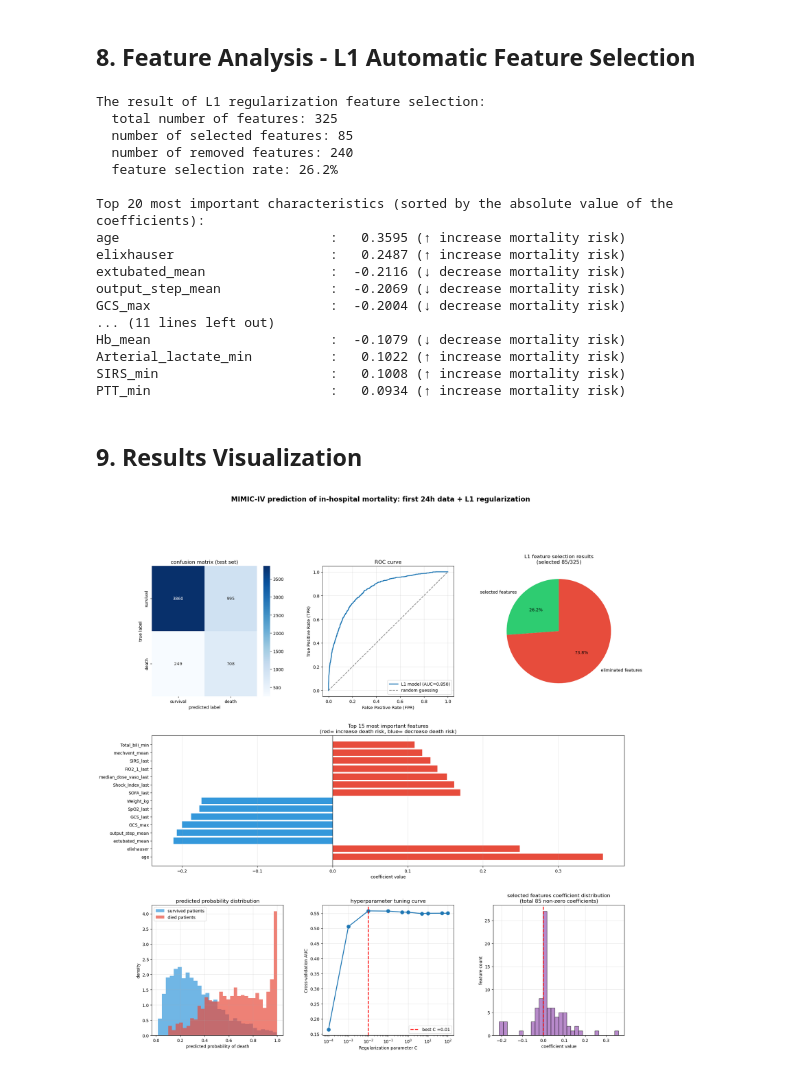
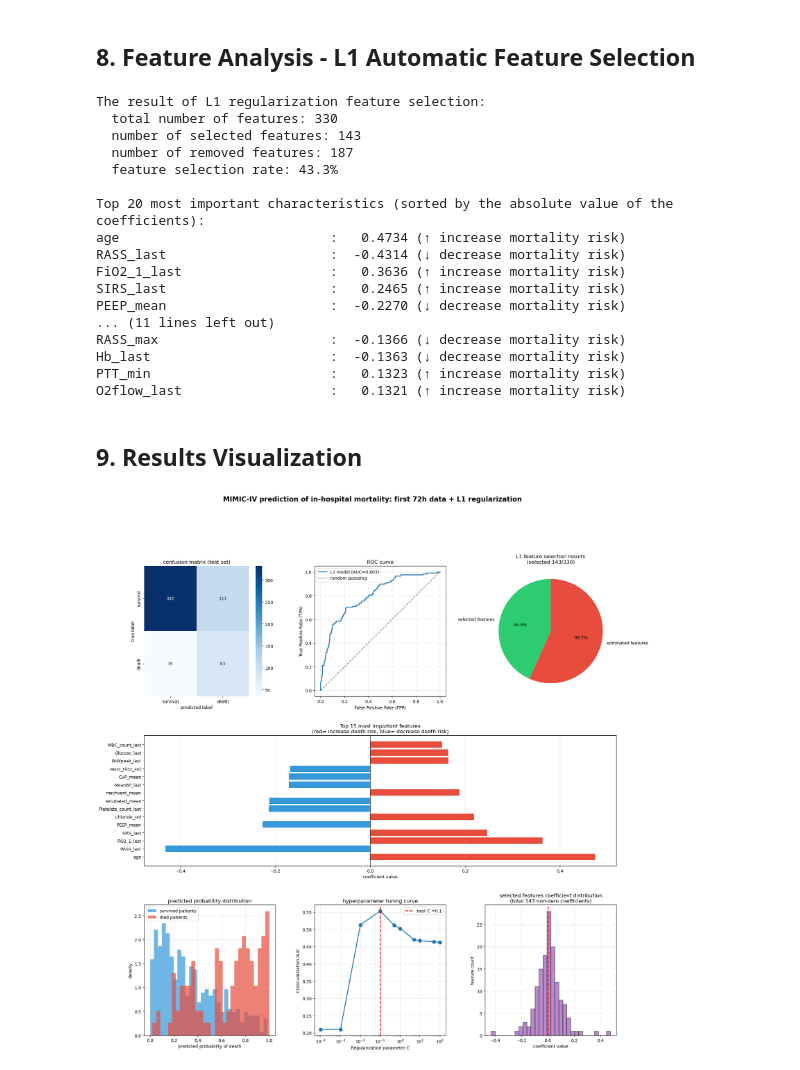
Before and after one commit to WeixinWilliamWang/CS526_Group_1, a Jupyter notebook: mortality_predict/models/logistic_mortality_analysis.ipynb, the cells around one changed output. Saved outputs shown, nothing was run; the diff lists cells and outputs as text; code cells hidden in the pictures.

Commit message:
trained model-MICE imputation; different time window

```diff
--- a/mortality_predict/models/logistic_mortality_analysis.ipynb
+++ b/mortality_predict/models/logistic_mortality_analysis.ipynb
@@ -15,5 +16,6 @@ warnings.filterwarnings('ignore')
 # %%
-df_agg = pd.read_csv('../../data/mimic_dataset_24h_aggregated.csv')
+TIME_WINDOW_IN_HOUR = 72
+df_agg = pd.read_csv(f'../../data/mimic_dataset_{TIME_WINDOW_IN_HOUR}h_aggregated.csv')
 # %% [markdown]
 ## 2. Define X and y
 # %%
@@ -74,5 +78,5 @@ Length: 325, dtype: float64
 # %%
-imputer = SimpleImputer(strategy='median')
+imputer = IterativeImputer(max_iter=10, random_state=42)
 
 X_train_imputed = imputer.fit_transform(X_train)
 X_test_imputed = imputer.transform(X_test)
@@ -249,3 +253,31 @@ Confusion matrix (test set)
+# %%
+with open(f'../results/{TIME_WINDOW_IN_HOUR}h_logistic_regression_l1_result.txt', 'w') as f:
+    f.write(f'Sample size: {X.shape[0]}\n')
+    f.write(f'\nBest model: {best_model}\n')
+    # f.write(f'\nAll the cross-validation results of the C values:\n')
+    # for c_val, mean_score, std_score in zip(
+    #     results_df['param_C'],
+    #     results_df['mean_test_score'],
+    #     results_df['std_test_score']
+    # ):
+    #     f.write(f"  C={c_val:8.4f}: AUCPRC={mean_score:.4f} (±{std_score:.4f})\n")
+
+    f.write("\nTraining set performance:\n")
+    f.write(f"    - Accuracy rate: {best_model.score(X_train_scaled, y_train):.4f}\n")
+    f.write(f"    - AUROC: {roc_auc_score(y_train, y_train_proba):.4f}\n")
+    f.write(f"    - AUPRC: {average_precision_score(y_train, y_train_proba):.4f}\n")
+
+    f.write("\nTesting set performance:\n")
+    f.write(f"    - Accuracy rate: {best_model.score(X_test_scaled, y_test):.4f}\n")
+    f.write(f"    - AUC: {roc_auc_score(y_test, y_test_proba):.4f}\n")
+    f.write(f"    - AUPRC: {average_precision_score(y_test, y_test_proba):.4f}\n")
+
+    f.write("\nClassification Report (Test Set):\n")
+    f.write(classification_report(y_test, y_test_pred,
+                          target_names=['survival', 'death']))
+
+    f.write("\nConfusion matrix (test set):\n")
+    f.write(np.array2string(cm))
 # %% [markdown]
 ## 8. Feature Analysis - L1 Automatic Feature Selection
 # %%
@@ -279,24 +311,24 @@ for i, row in selected_features_sorted.head(20).iterrows():
     print(f"{row['feature']:30s}: {row['coefficient']:8.4f} ({direction} mortality risk)")
 # %% [output]
 The result of L1 regularization feature selection:
-  total number of features: 325
-  number of selected features: 85
-  number of removed features: 240
-  feature selection rate: 26.2%
+  total number of features: 330
+  number of selected features: 143
+  number of removed features: 187
+  feature selection rate: 43.3%
 
 Top 20 most important characteristics (sorted by the absolute value of the coefficients):
-age                           :   0.3595 (↑ increase mortality risk)
-elixhauser                    :   0.2487 (↑ increase mortality risk)
-extubated_mean                :  -0.2116 (↓ decrease mortality risk)
-output_step_mean              :  -0.2069 (↓ decrease mortality risk)
-GCS_max                       :  -0.2004 (↓ decrease mortality risk)
+age                           :   0.4734 (↑ increase mortality risk)
+RASS_last                     :  -0.4314 (↓ decrease mortality risk)
+FiO2_1_last                   :   0.3636 (↑ increase mortality risk)
+SIRS_last                     :   0.2465 (↑ increase mortality risk)
+PEEP_mean                     :  -0.2270 (↓ decrease mortality risk)
 ... (11 lines left out)
-Hb_mean                       :  -0.1079 (↓ decrease mortality risk)
-Arterial_lactate_min          :   0.1022 (↑ increase mortality risk)
-SIRS_min                      :   0.1008 (↑ increase mortality risk)
-PTT_min                       :   0.0934 (↑ increase mortality risk)
+RASS_max                      :  -0.1366 (↓ decrease mortality risk)
+Hb_last                       :  -0.1363 (↓ decrease mortality risk)
+PTT_min                       :   0.1323 (↑ increase mortality risk)
+O2flow_last                   :   0.1321 (↑ increase mortality risk)
 # %%
-with open('logistic_regression_selected_features.csv', 'w') as f:
+with open(f'../results/{TIME_WINDOW_IN_HOUR}logistic_regression_selected_features.csv', 'w') as f:
     selected_features_sorted.to_csv(f, index=False)
 # %% [markdown]
 ## 9. Results Visualization
@@ -356,32 +388,32 @@ ax5.set_title('predicted probability distribution')
 ax5.legend()
 ax5.grid(True, alpha=0.3)
 
 # 6. Regularization path - The influence of C value on the number of features
 ax6 = fig.add_subplot(gs[2, 1])
 c_values = param_grid['C']
 auc_scores = results_df['mean_test_score'].values
 ax6.plot(c_values, auc_scores, 'o-', linewidth=2, markersize=8)
 ax6.axvline(x=best_C, color='red', linestyle='--',
             label=f'best C ={best_C}', linewidth=2)
 ax6.set_xscale('log')
 ax6.set_xlabel('Regularization parameter C')
 ax6.set_ylabel('Cross-validation AUC')
 ax6.set_title('hyperparameter tuning curve')
 ax6.legend()
 ax6.grid(True, alpha=0.3)
 
 # 7. coefficient distribution of selected features
 ax7 = fig.add_subplot(gs[2, 2])
 ax7.hist(selected_features['coefficient'], bins=30,
          color='#9b59b6', alpha=0.7, edgecolor='black')
 ax7.axvline(x=0, color='red', linestyle='--', linewidth=2)
 ax7.set_xlabel('coefficient value')
 ax7.set_ylabel('feature count')
 ax7.set_title(f'selected features coefficient distribution\n(total {len(selected_features)} non-zero coefficients)')
 ax7.grid(True, alpha=0.3)
 
-plt.suptitle('MIMIC-IV prediction of in-hospital mortality: first 24h data + L1 regularization',
+plt.suptitle(f'MIMIC-IV prediction of in-hospital mortality: first {TIME_WINDOW_IN_HOUR}h data + L1 regularization',
              fontsize=16, fontweight='bold', y=0.995)
 plt.show()
 # %% [output]
-[figure, old version]
+[figure, new version]
```
Also changed, not shown: parts of 12 cells of this notebook, 22 other files.
